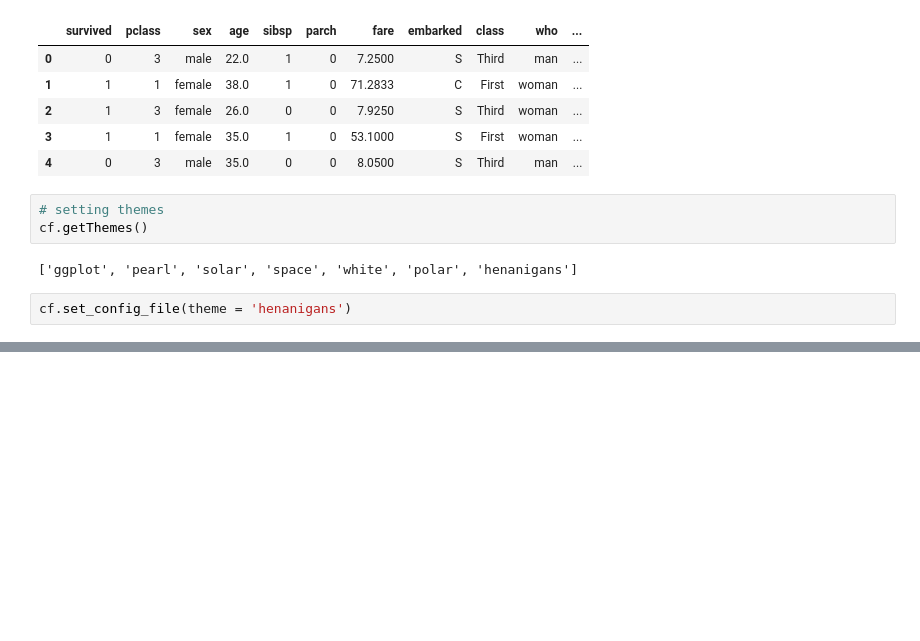
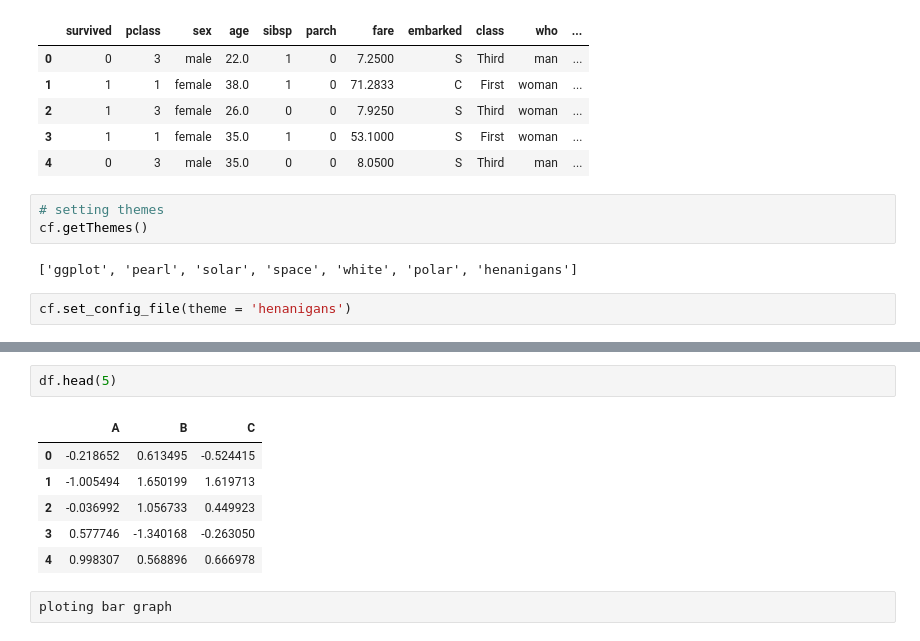
Before and after one commit to texaskyle/machine_learning, a Jupyter notebook: tutorial_py/visualization/plotly/plotly2.ipynb, the cells around one changed output, grey strips where cells are left out. Cells and saved outputs as stored; diff of their text form; blank space fills up the shorter version.

```diff
--- a/tutorial_py/visualization/plotly/plotly2.ipynb
+++ b/tutorial_py/visualization/plotly/plotly2.ipynb
@@ -62,3 +62,14 @@ cf.set_config_file(theme = 'henanigans')
 titanic.iplot(kind='bar', x='sex', y='survived', xTitle='sex', yTitle='survived', title='survived')
 # %% [output]
 [interactive output not drawn]
+# %%
+df.head(5)
+# %% [output]
+|  | A | B | C |
+| 0 | -0.218652 | 0.613495 | -0.524415 |
+| 1 | -1.005494 | 1.650199 | 1.619713 |
+| 2 | -0.036992 | 1.056733 | 0.449923 |
+| 3 | 0.577746 | -1.340168 | -0.263050 |
+| 4 | 0.998307 | 0.568896 | 0.666978 |
+# %%
+ploting bar graph
```
